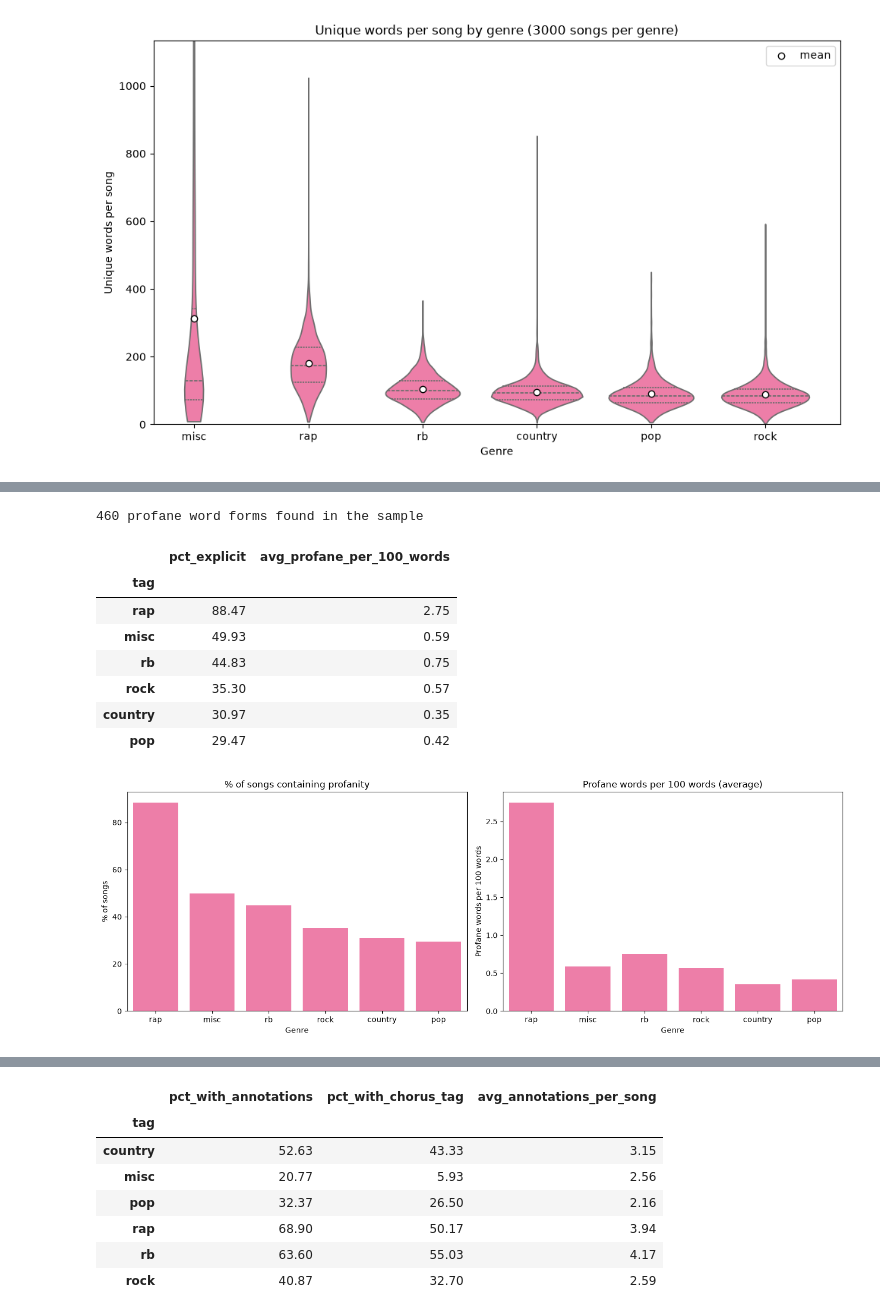
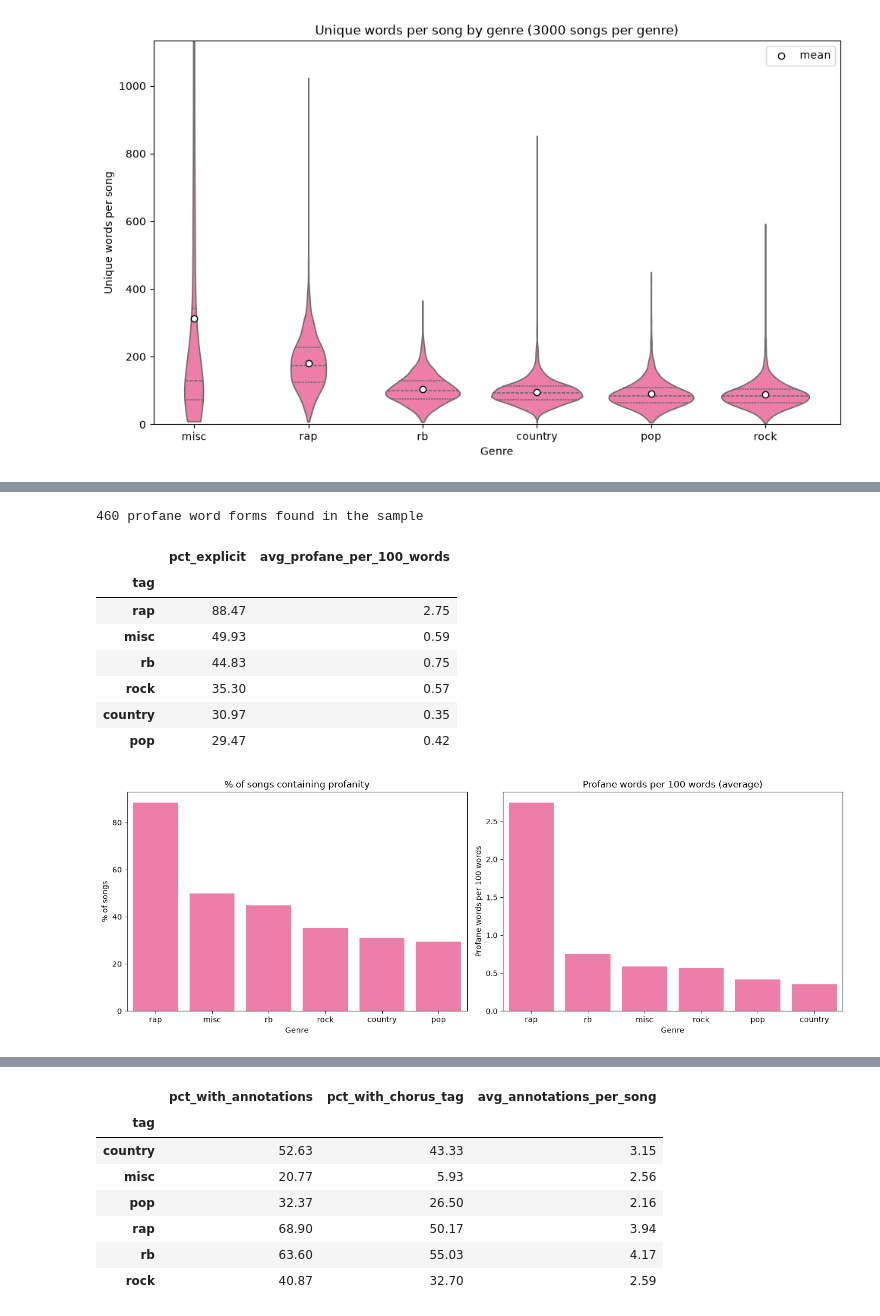
Before and after one commit to jnfpm/Text-Mining-, a Jupyter notebook: EDA.ipynb, the cells around one changed output, grey strips where cells are left out. Cells and saved outputs as stored; diff of their text form; code cells hidden in the pictures.

```diff
--- a/EDA.ipynb
+++ b/EDA.ipynb
@@ -475,32 +491,33 @@ print(f"{len(profane_vocab)} profane word forms found in the sample")
 sample_df['profane_count'] = words.apply(lambda song: sum(w in profane_vocab for w in song))
 sample_df['has_profanity'] = sample_df['profane_count'] > 0
 sample_df['profanity_per_100_words'] = 100 * sample_df['profane_count'] / sample_df['word_count'].replace(0, np.nan)
 
 profanity_by_genre = sample_df.groupby('tag').agg(
     pct_explicit=('has_profanity', lambda s: 100 * s.mean()),
     avg_profane_per_100_words=('profanity_per_100_words', 'mean'),
 ).round(2).sort_values('pct_explicit', ascending=False)
 display(profanity_by_genre)
 
 fig, axes = plt.subplots(1, 2, figsize=(14, 5))
 sns.barplot(x=profanity_by_genre.index, y=profanity_by_genre['pct_explicit'], color=pink, ax=axes[0])
 axes[0].set_title('% of songs containing profanity')
 axes[0].set_xlabel('Genre')
 axes[0].set_ylabel('% of songs')
-sns.barplot(x=profanity_by_genre.index, y=profanity_by_genre['avg_profane_per_100_words'], color=pink, ax=axes[1])
+profanity_rate_order = profanity_by_genre['avg_profane_per_100_words'].sort_values(ascending=False).index
+sns.barplot(x=profanity_by_genre.index, y=profanity_by_genre['avg_profane_per_100_words'], order=profanity_rate_order, color=pink, ax=axes[1])
 axes[1].set_title('Profane words per 100 words (average)')
 axes[1].set_xlabel('Genre')
 axes[1].set_ylabel('Profane words per 100 words')
 plt.tight_layout()
 plt.show()
 # %% [output]
 460 profane word forms found in the sample
 |  | pct_explicit | avg_profane_per_100_words |
 | tag |  |  |
 | rap | 88.47 | 2.75 |
 | misc | 49.93 | 0.59 |
 | rb | 44.83 | 0.75 |
 | rock | 35.30 | 0.57 |
 | country | 30.97 | 0.35 |
 | pop | 29.47 | 0.42 |
-[figure, old version]
+[figure, new version]
```
Also changed, not shown: parts of 13 cells of this notebook, 1 other file.
